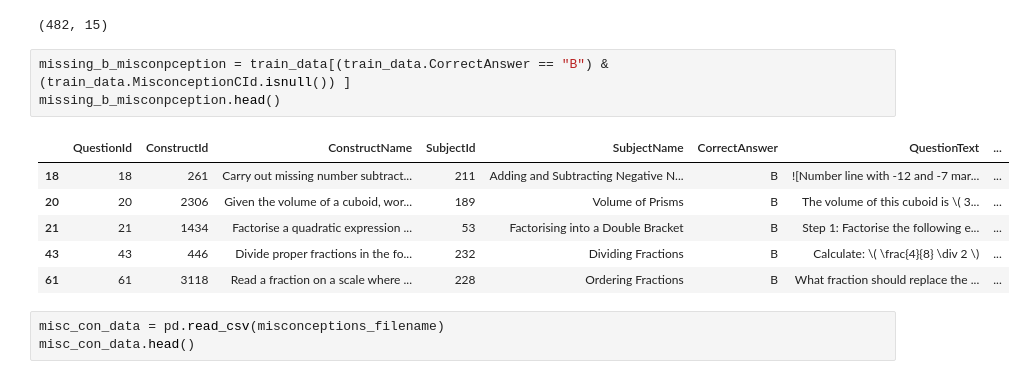
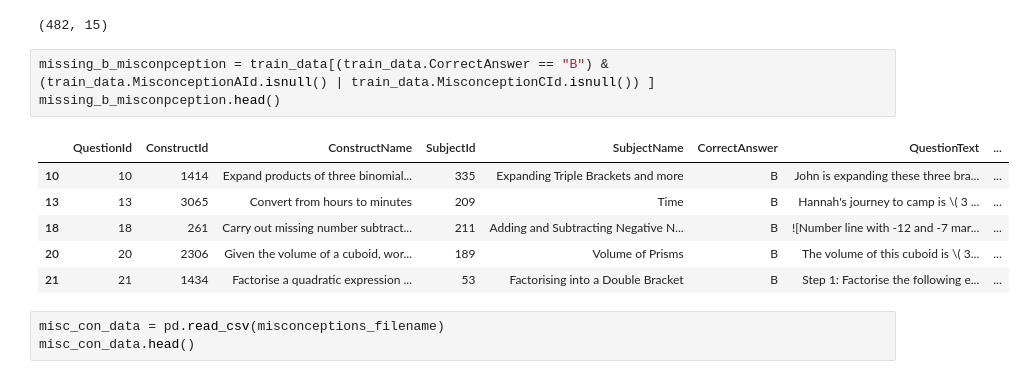
Before and after one commit to weeble87/kaggle, a Jupyter notebook: eedi-mining-misconceptions-in-math.ipynb, the cells around one changed output. Saved outputs shown, nothing was run; the diff lists cells and outputs as text.

```diff
--- a/eedi-mining-misconceptions-in-math.ipynb
+++ b/eedi-mining-misconceptions-in-math.ipynb
@@ -114,15 +116,15 @@ train_data[(train_data.CorrectAnswer == "A")].shape
 (244, 15)
 (482, 15)
 # %%
-missing_b_misconpception = train_data[(train_data.CorrectAnswer == "B") & (train_data.MisconceptionCId.isnull()) ]
+missing_b_misconpception = train_data[(train_data.CorrectAnswer == "B") & (train_data.MisconceptionAId.isnull() | train_data.MisconceptionCId.isnull()) ]
 missing_b_misconpception.head()
 # %% [output]
 |  | QuestionId | ConstructId | ConstructName | SubjectId | SubjectName | CorrectAnswer | QuestionText | ... |
+| 10 | 10 | 1414 | Expand products of three binomial... | 335 | Expanding Triple Brackets and more | B | John is expanding these three bra... | ... |
+| 13 | 13 | 3065 | Convert from hours to minutes | 209 | Time | B | Hannah's journey to camp is \( 3 ... | ... |
 | 18 | 18 | 261 | Carry out missing number subtract... | 211 | Adding and Subtracting Negative N... | B | ![Number line with -12 and -7 mar... | ... |
 | 20 | 20 | 2306 | Given the volume of a cuboid, wor... | 189 | Volume of Prisms | B | The volume of this cuboid is \( 3... | ... |
 | 21 | 21 | 1434 | Factorise a quadratic expression ... | 53 | Factorising into a Double Bracket | B | Step 1: Factorise the following e... | ... |
-| 43 | 43 | 446 | Divide proper fractions in the fo... | 232 | Dividing Fractions | B | Calculate: \( \frac{4}{8} \div 2 \) | ... |
-| 61 | 61 | 3118 | Read a fraction on a scale where ... | 228 | Ordering Fractions | B | What fraction should replace the ... | ... |
 # %%
 misc_con_data = pd.read_csv(misconceptions_filename)
 misc_con_data.head()
```
Also changed, not shown: parts of 4 cells of this notebook.
